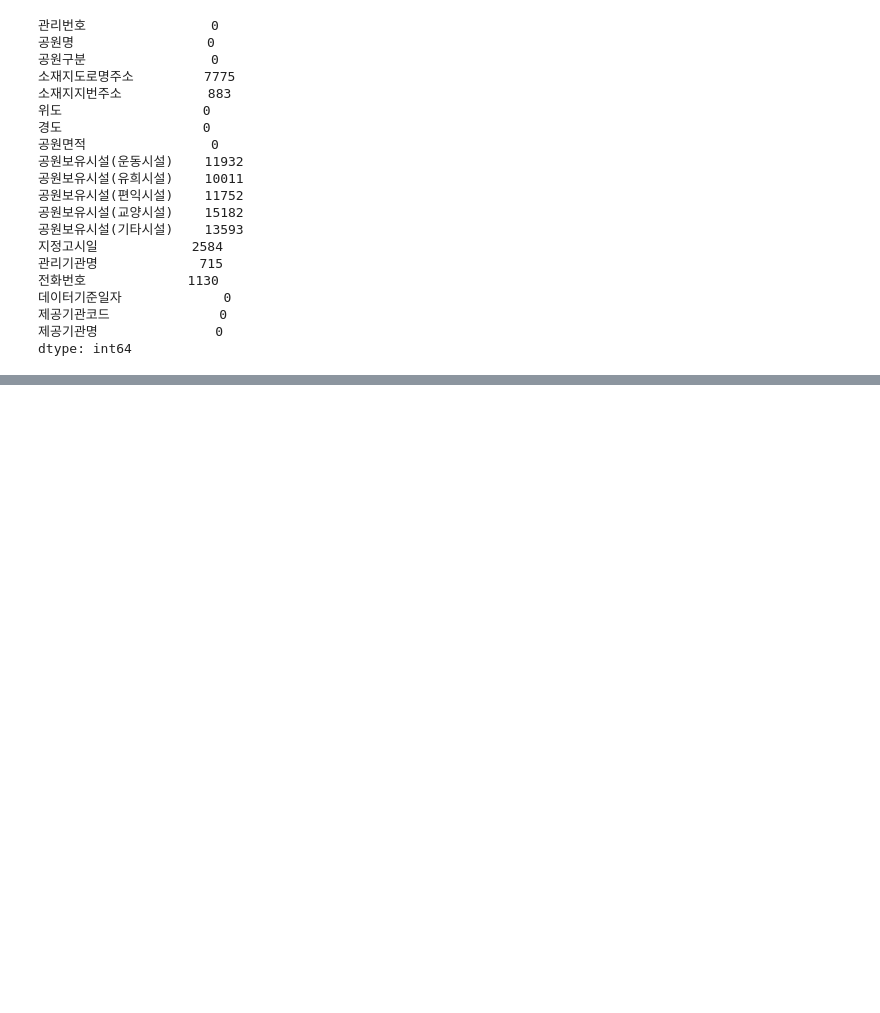
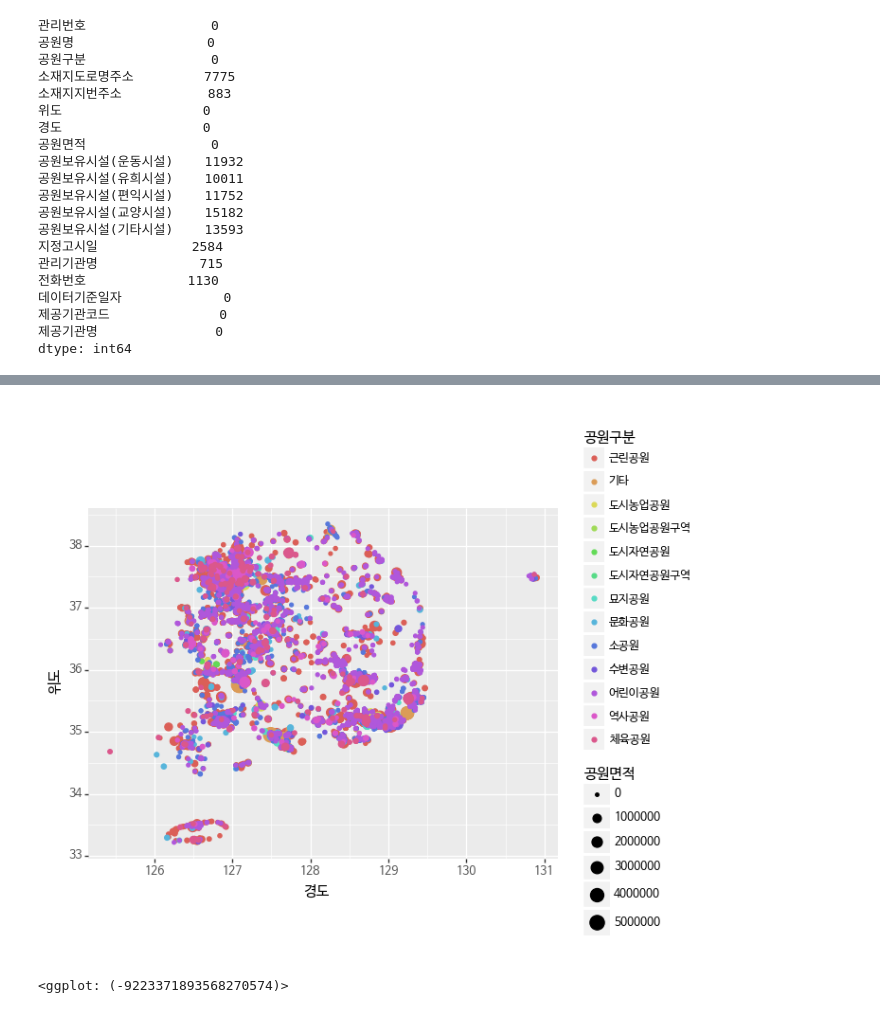
Before and after one commit to yoonani/ds, a Jupyter notebook: Spatial/citypark.ipynb, the cells around one changed output, grey strips where cells are left out. Saved outputs shown, nothing was run; the diff lists cells and outputs as text; code cells hidden in the pictures; blank space fills up the shorter version.

```diff
--- a/Spatial/citypark.ipynb
+++ b/Spatial/citypark.ipynb
@@ -99,0 +224,9 @@ NameError: name 'fm' is not defined
+# %%
+(ggplot(park_loc_notnull)
+ + aes(x='경도', y='위도', color='공원구분', size='공원면적')
+ + geom_point()
+ + theme(text=element_text(family='NanumBarunGothic'))
+)
+# %% [output]
+[figure, added]
+<ggplot: (-9223371893568270574)>
```
Also changed, not shown: parts of 30 cells of this notebook, 8 other files.
